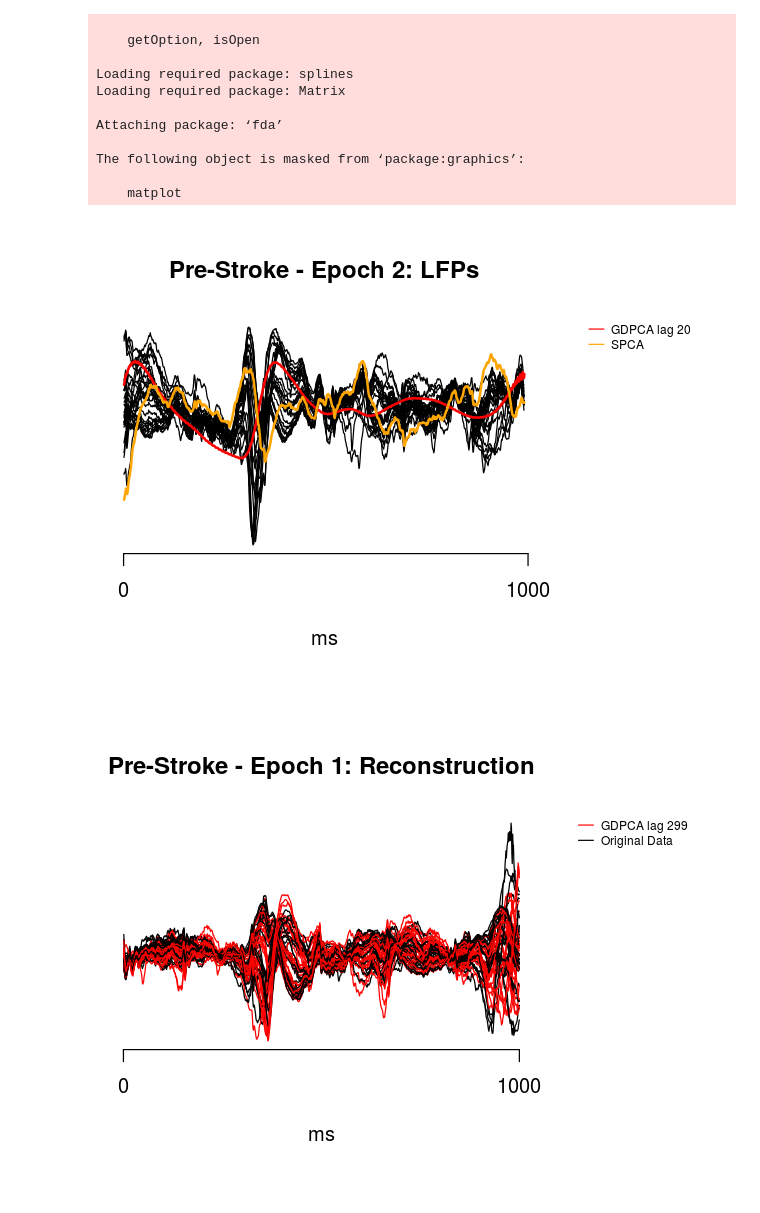
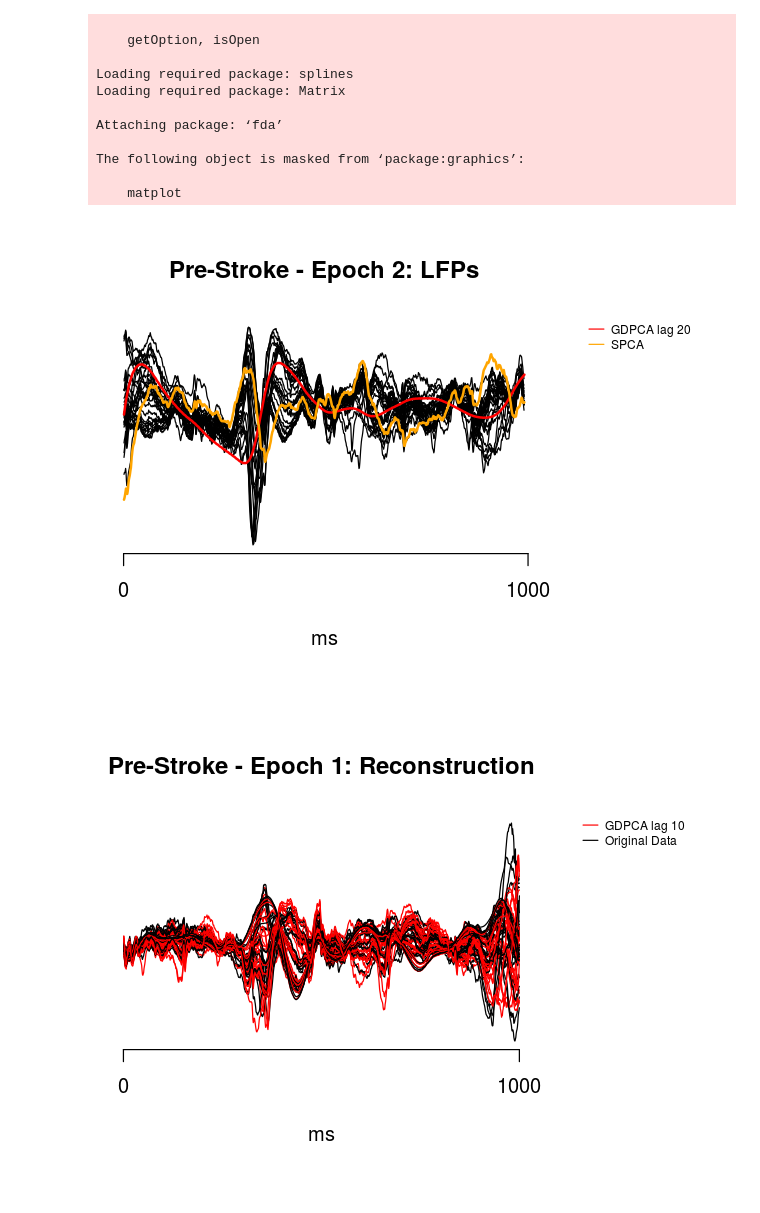
Before and after one commit to hfloresr/gdpca-vs-spca, a Jupyter notebook: notebooks/pre_multiple_lags.ipynb, the cells around one changed output. Drawn from its saved outputs; the diff is of its cells as text; code cells hidden in the pictures.

Commit message:
checking lfp plots

```diff
--- a/notebooks/pre_multiple_lags.ipynb
+++ b/notebooks/pre_multiple_lags.ipynb
@@ -238,6 +238,7 @@ plot_pre_lfp_recons <- function(Z, G, model, epoch, legend) {
     axis(side=1, at=seq(0, 1000, 1000))
     legend("topright", ex.cs1, cex=0.6, y.intersp=2.5, legend=legend, bty="n",
            lty=c(1,1),col=c("red", "black"), inset=c(-0.3, 0))
+    return(list("ts_z"=ts_z, "ts_g_r"=ts_g_r))
 }
 # %%
 # Functions to save reconstructions using gdpca
@@ -256,38 +257,38 @@ save_grecons <- function(Z, G, model, epochs, legend, subdir="lagx_grecon") {
 }
 # %%
 # Read data
-#pre_lag1 <- source('data/pre/models_1.Rdmpd')
-#pre_lag10 <- source('data/pre/models_10.Rdmpd')
+pre_lag1 <- source('data/pre/models_1.Rdmpd')
+pre_lag10 <- source('data/pre/models_10.Rdmpd')
 #pre_lag15 <- source('data/pre/models_15.Rdmpd')
 #pre_lag20 <- source('data/pre/models_20.Rdmpd')
 #pre_lag50 <- source('data/pre/models_50.Rdmpd')
 #pre_lag150 <- source('data/pre/models_150.Rdmpd')
-pre_lag299 <- source('data/pre/models_299.Rdmpd')
-pre_lag500 <- source('data/pre/models_500.Rdmpd')
+#pre_lag299 <- source('data/pre/models_299.Rdmpd')
+#pre_lag500 <- source('data/pre/models_500.Rdmpd')
 #pre_lag700 <- source('data/pre/models_700.Rdmpd')
 #pre_lag999 <- source('data/pre/models_999.Rdmpd')
 
 # Get models for lags: 10, 150, 299, 500, 700, 999
-#model1 = pre_lag1[[1]]
-#model10 = pre_lag10[[1]]
+model1 = pre_lag1[[1]]
+model10 = pre_lag10[[1]]
 #model15 = pre_lag15[[1]]
 #model20 = pre_lag20[[1]]
 #model50 = pre_lag50[[1]]
 #model150 = pre_lag150[[1]]
-model299 = pre_lag299[[1]]
-model500 = pre_lag500[[1]]
+#model299 = pre_lag299[[1]]
+#model500 = pre_lag500[[1]]
 #model700 = pre_lag700[[1]]
 #model999 = pre_lag999[[1]]
 # %%
 # Get pre factors for GDPCA
-#G1 = get_factors(model1)
-#G10 = get_factors(model10)
+G1 = get_factors(model1)
+G10 = get_factors(model10)
 #G15 = get_factors(model15)
 #G20 = get_factors(model20)
 #G50 = get_factors(model50)
 #G150 = get_factors(model150)
-G299 = get_factors(model299)
-G500 = get_factors(model500)
+#G299 = get_factors(model299)
+#G500 = get_factors(model500)
 #G700 = get_factors(model700)
 #G999 = get_factors(model999)
 
@@ -299,7 +300,7 @@ G500 = get_factors(model500)
 #mse50 = get_mse(model50)
 #mse150 = get_mse(model150)
 #mse299 = get_mse(model299)
-mse500 = get_mse(model500)
+#mse500 = get_mse(model500)
 #mse700 = get_mse(model700)
 
 # Read post factors for SPCA
@@ -328,10 +329,10 @@ Zpre = data$pre.pmcao
 # Normalize data set
 Z_norm = normalize_pre(Zpre)
 # %%
-plot_pre_lfp_factor(Z_norm, G20, S, 2, legend=c("GDPCA lag 20", "SPCA"))
+plot_pre_lfp_factor(Z_norm, G10, S, 2, legend=c("GDPCA lag 20", "SPCA"))
 # %% [output]
-[figure, old version]
+[figure, new version]
 # %%
-plot_pre_lfp_recons(Z_norm, G20, model20, epoch=1, legend=c("GDPCA lag 299", "Original Data"))
+plot_pre_lfp_recons(Z_norm, G10, model10, epoch=1, legend=c("GDPCA lag 10", "Original Data"))
 # %% [output]
-[figure, old version]
+[figure, new version]
```
Also changed, not shown: parts of 25 cells of this notebook.
